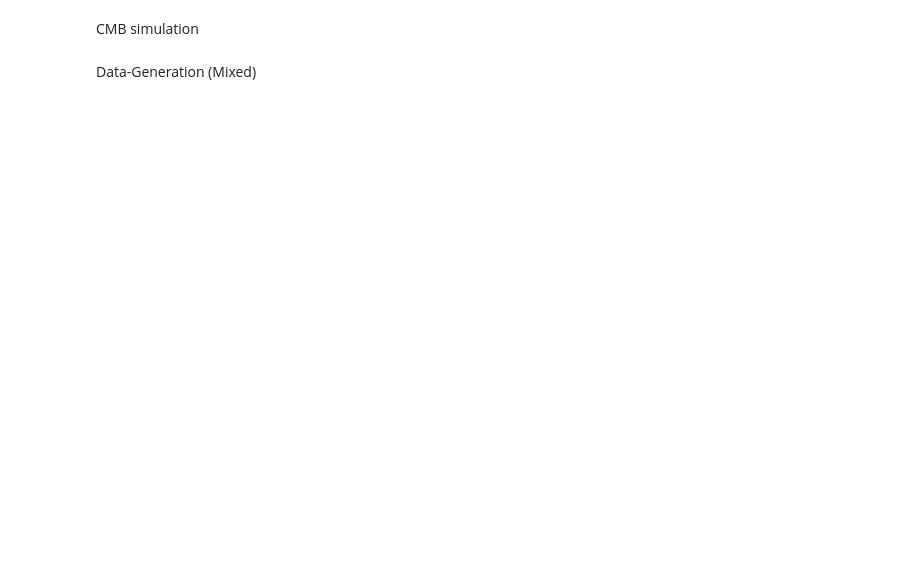
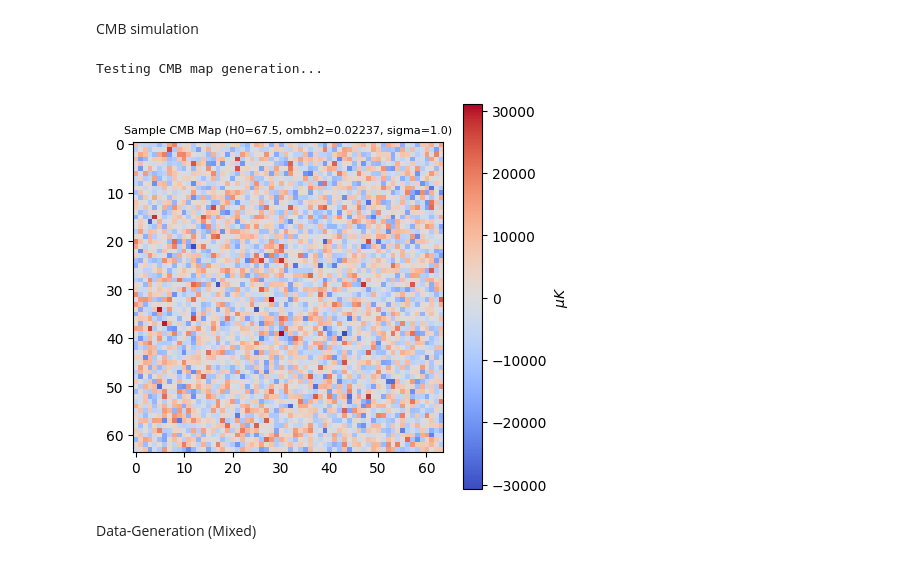
Before and after one commit to AlikMon88/Gibbs-Diff, a Jupyter notebook: unit_main_cosmo.ipynb, the cells around one changed output. Drawn from its saved outputs; the diff is of its cells as text; code cells hidden in the pictures; blank space fills up the shorter version.

```diff
--- a/unit_main_cosmo.ipynb
+++ b/unit_main_cosmo.ipynb
@@ -298,18 +306,21 @@ CMB simulation
 # %%
-# # Test CMB generation
-# print("\nTesting CMB map generation...")
-# fiducial_H0 = 67.5
-# fiducial_ombh2 = 0.02237 # Example value
-# fiducial_sigma_cmb = 1.0
+# Test CMB generation
+print("\nTesting CMB map generation...")
+fiducial_H0 = 67.5
+fiducial_ombh2 = 0.02237 # Example value
+fiducial_sigma_cmb = 1.0
 
-# test_cls_tt = get_camb_cls(H0=fiducial_H0, ombh2=fiducial_ombh2)
-# test_cmb = generate_cmb_map(test_cls_tt, sigma_cmb_amp=fiducial_sigma_cmb, seed=42)
+test_cls_tt = get_camb_cls(H0=fiducial_H0, ombh2=fiducial_ombh2)
+test_cmb = generate_cmb_map(test_cls_tt, sigma_cmb_amp=fiducial_sigma_cmb, seed=42)
 
-# plt.figure(figsize=(5,5))
-# plt.imshow(test_cmb, cmap='coolwarm')
-# plt.title(f"Sample CMB Map (H0={fiducial_H0}, ombh2={fiducial_ombh2}, sigma={fiducial_sigma_cmb})", fontsize=8)
-# plt.colorbar(label="$\mu K$")
-# plt.show()
+plt.figure(figsize=(5,5))
+plt.imshow(test_cmb, cmap='coolwarm')
+plt.title(f"Sample CMB Map (H0={fiducial_H0}, ombh2={fiducial_ombh2}, sigma={fiducial_sigma_cmb})", fontsize=8)
+plt.colorbar(label="$\mu K$")
+plt.show()
+# %% [output]
+Testing CMB map generation...
+[figure, added]
 # %% [markdown]
 Data-Generation (Mixed)
 # %%
```
Also changed, not shown: parts of 22 cells of this notebook, 3 other files.
